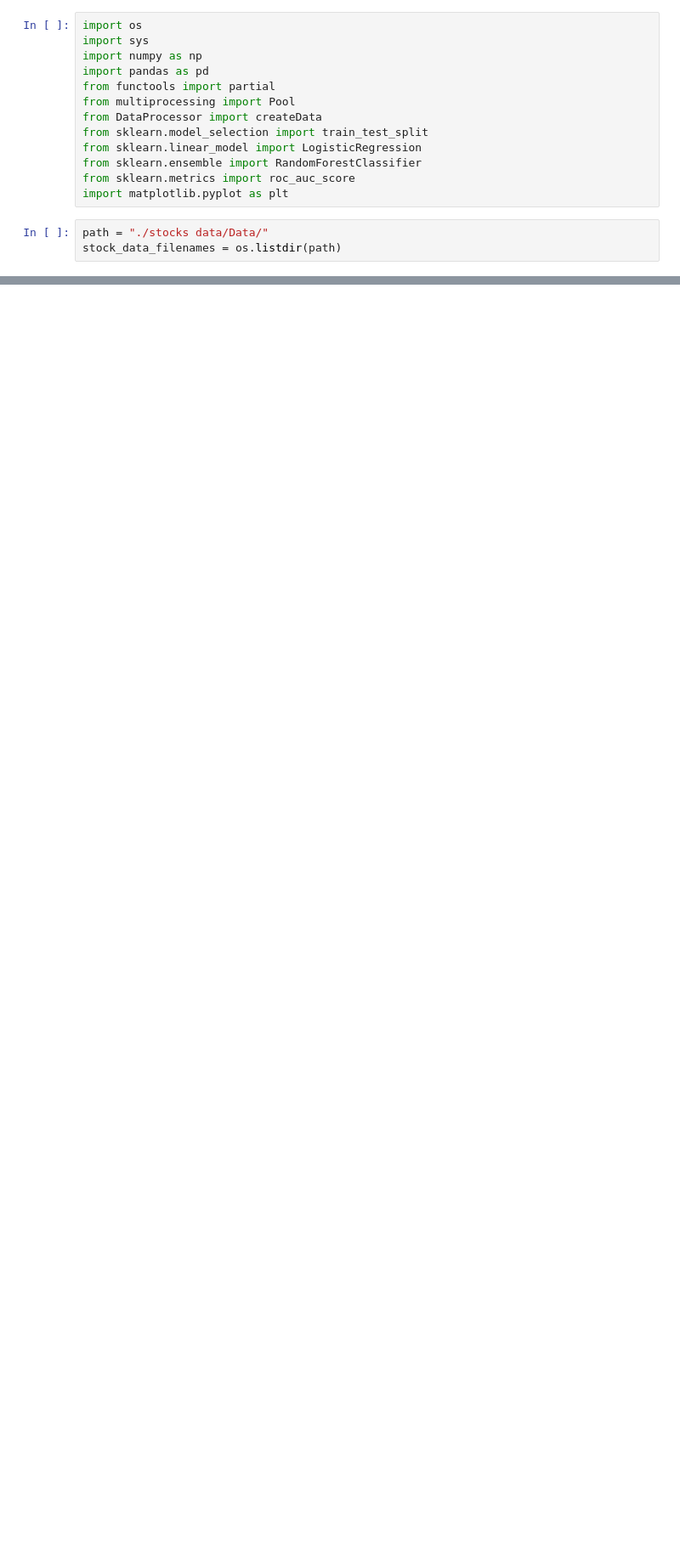
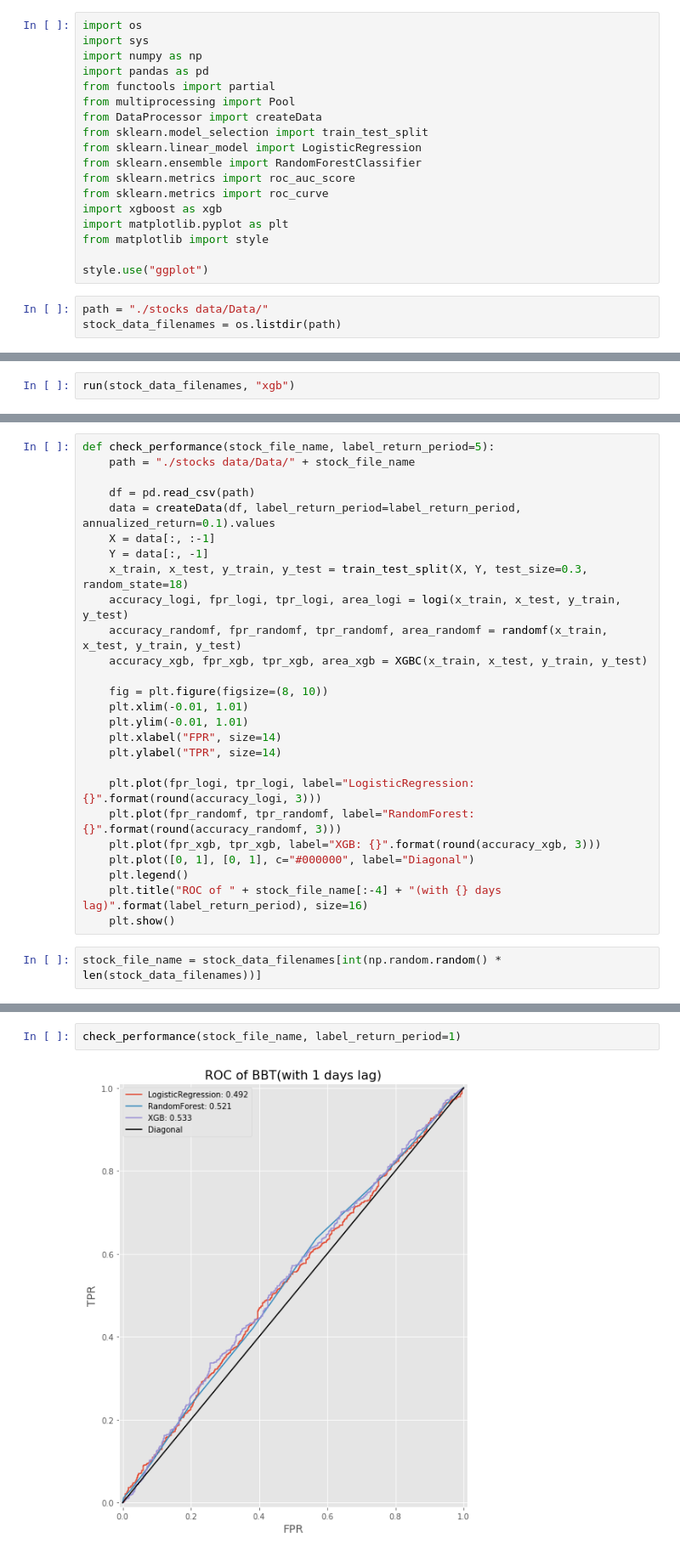
Before and after one commit to YuXiaJ719/Academic-projects, a Jupyter notebook: 2017Fall/Statistical Learning/Create Models.ipynb, the cells around one changed output, grey strips where cells are left out. Shown: that part at 85% size. Cells and saved outputs as stored; diff of their text form; blank space fills up the shorter version.

Commit message:
Add model performance

```diff
--- a/2017Fall/Statistical Learning/Create Models.ipynb
+++ b/2017Fall/Statistical Learning/Create Models.ipynb
@@ -10,7 +10,12 @@ from sklearn.model_selection import train_test_split
 from sklearn.linear_model import LogisticRegression
 from sklearn.ensemble import RandomForestClassifier
 from sklearn.metrics import roc_auc_score
+from sklearn.metrics import roc_curve
+import xgboost as xgb
 import matplotlib.pyplot as plt
+from matplotlib import style
+
+style.use("ggplot")
 # %%
 path = "./stocks data/Data/"
 stock_data_filenames = os.listdir(path)
@@ -74,0 +113,2 @@ Average auc: 0.937926759741
+# %%
+run(stock_data_filenames, "xgb")
@@ -74,0 +120,28 @@ Average auc: 0.937926759741
+# %%
+def check_performance(stock_file_name, label_return_period=5):
+    path = "./stocks data/Data/" + stock_file_name
+
+    df = pd.read_csv(path)
+    data = createData(df, label_return_period=label_return_period, annualized_return=0.1).values
+    X = data[:, :-1]
+    Y = data[:, -1]
+    x_train, x_test, y_train, y_test = train_test_split(X, Y, test_size=0.3, random_state=18)
+    accuracy_logi, fpr_logi, tpr_logi, area_logi = logi(x_train, x_test, y_train, y_test)
+    accuracy_randomf, fpr_randomf, tpr_randomf, area_randomf = randomf(x_train, x_test, y_train, y_test)
+    accuracy_xgb, fpr_xgb, tpr_xgb, area_xgb = XGBC(x_train, x_test, y_train, y_test)
+
+    fig = plt.figure(figsize=(8, 10))
+    plt.xlim(-0.01, 1.01)
+    plt.ylim(-0.01, 1.01)
+    plt.xlabel("FPR", size=14)
+    plt.ylabel("TPR", size=14)
+
+    plt.plot(fpr_logi, tpr_logi, label="LogisticRegression: {}".format(round(accuracy_logi, 3)))
+    plt.plot(fpr_randomf, tpr_randomf, label="RandomForest: {}".format(round(accuracy_randomf, 3)))
+    plt.plot(fpr_xgb, tpr_xgb, label="XGB: {}".format(round(accuracy_xgb, 3)))
+    plt.plot([0, 1], [0, 1], c="#000000", label="Diagonal")
+    plt.legend()
+    plt.title("ROC of " + stock_file_name[:-4] + "(with {} days lag)".format(label_return_period), size=16)
+    plt.show()
+# %%
+stock_file_name = stock_data_filenames[int(np.random.random() * len(stock_data_filenames))]
@@ -74,0 +150,4 @@ Average auc: 0.937926759741
+# %%
+check_performance(stock_file_name, label_return_period=1)
+# %% [output]
+[figure, added]
```
Also changed, not shown: parts of 19 cells of this notebook, 1 other file.
